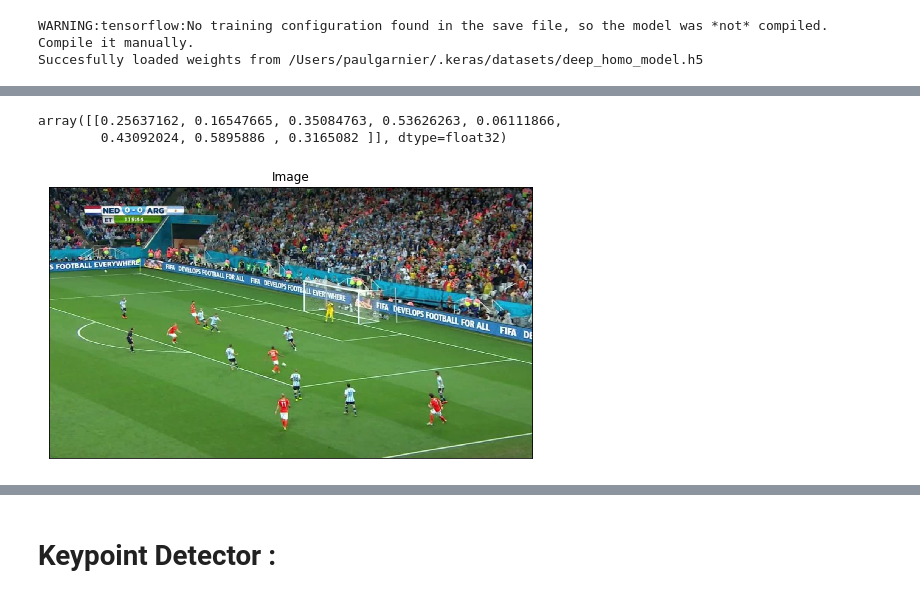
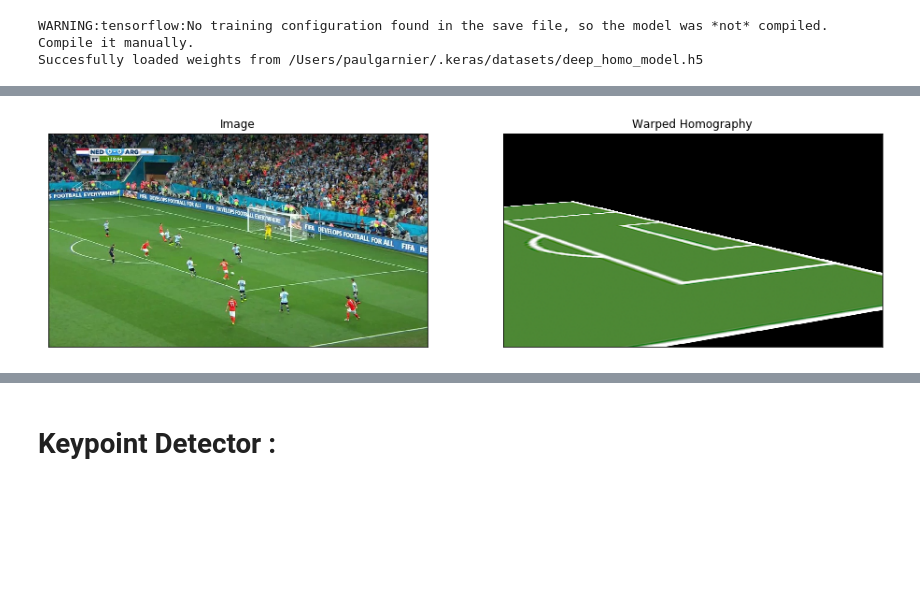
Before and after one commit to DonsetPG/narya, a Jupyter notebook: examples.ipynb, the cells around one changed output, grey strips where cells are left out. Saved outputs shown, nothing was run; the diff lists cells and outputs as text; code cells hidden in the pictures; blank space fills up the shorter version.

```diff
--- a/examples.ipynb
+++ b/examples.ipynb
@@ -51,5 +62,0 @@ corners = full_model(image)
-# %%
-corners
-# %% [output]
-array([[0.25637162, 0.16547665, 0.35084763, 0.53626263, 0.06111866,
-        0.43092024, 0.5895886 , 0.3165082 ]], dtype=float32)
@@ -63,8 +63,8 @@ pred_homo = compute_homography(corners)[0]
 # %%
-pred_warp = warp_image(np_img_to_torch_img(template),to_torch(pred_homo),method='torch')[0]
+pred_warp = warp_image(np_img_to_torch_img(template),to_torch(pred_homo),method='torch')
+pred_warp = torch_img_to_np_img(pred_warp[0])
-# %%
-pred_warp = torch_img_to_np_img(pred_warp)
 # %%
-visualize(image=cv2.resize(image, (1280,720)))
+visualize(image=cv2.resize(image, (1280,720)),
+         warped_homography = pred_warp)
 # %% [output]
-[figure, old version]
+[figure, new version]
```
Also changed, not shown: parts of 14 cells of this notebook, 16 other files.
